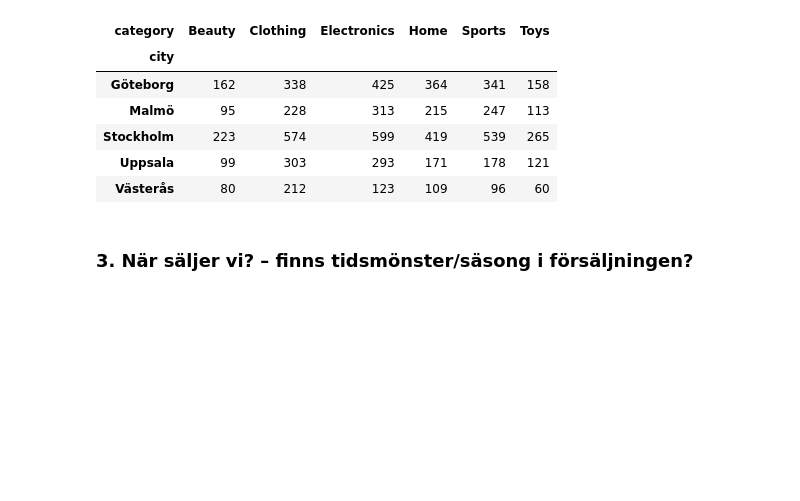
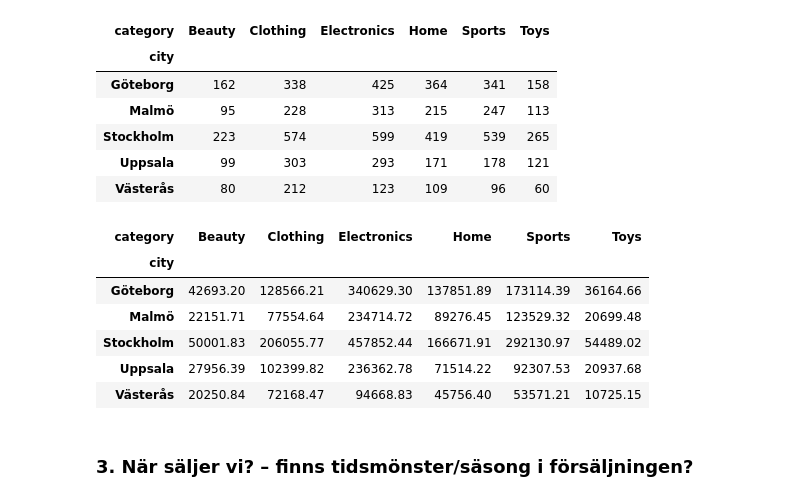
Before and after one commit to NadineKn/TW1, a Jupyter notebook: report.ipynb, the cells around one changed output. Saved outputs shown, nothing was run; the diff lists cells and outputs as text; code cells hidden in the pictures; blank space fills up the shorter version.

```diff
--- a/report.ipynb
+++ b/report.ipynb
@@ -85,6 +81,16 @@ units_per_city
 | Stockholm | 223 | 574 | 599 | 419 | 539 | 265 |
 | Uppsala | 99 | 303 | 293 | 171 | 178 | 121 |
 | Västerås | 80 | 212 | 123 | 109 | 96 | 60 |
+# %%
+category_per_city #sum of revenue per category and city.
+# %% [output]
+| category | Beauty | Clothing | Electronics | Home | Sports | Toys |
+| city |  |  |  |  |  |  |
+| Göteborg | 42693.20 | 128566.21 | 340629.30 | 137851.89 | 173114.39 | 36164.66 |
+| Malmö | 22151.71 | 77554.64 | 234714.72 | 89276.45 | 123529.32 | 20699.48 |
+| Stockholm | 50001.83 | 206055.77 | 457852.44 | 166671.91 | 292130.97 | 54489.02 |
+| Uppsala | 27956.39 | 102399.82 | 236362.78 | 71514.22 | 92307.53 | 20937.68 |
+| Västerås | 20250.84 | 72168.47 | 94668.83 | 45756.40 | 53571.21 | 10725.15 |
 # %% [markdown]
 ### 3. När säljer vi? – finns tidsmönster/säsong i försäljningen?
 # %% [markdown]
```
Also changed, not shown: parts of 4 cells of this notebook, 2 other files.
